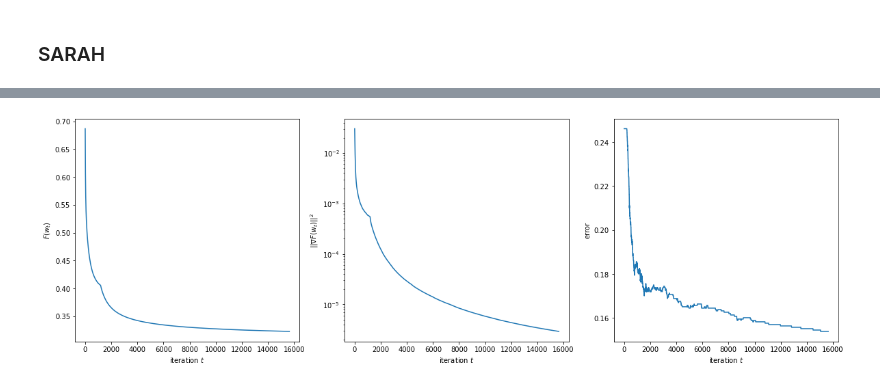
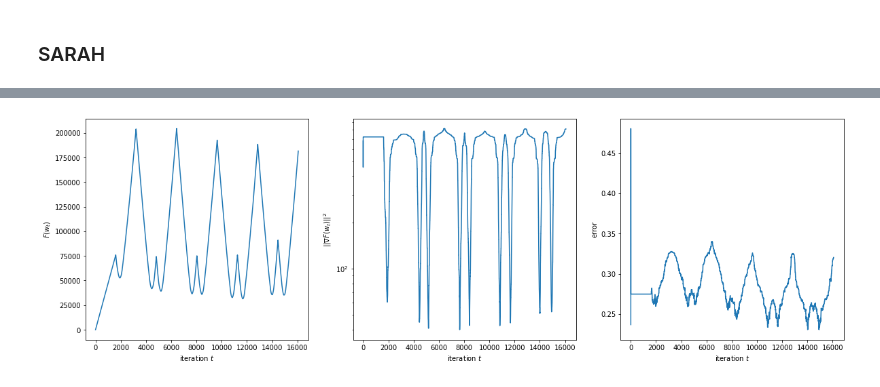
Before and after one commit to zeligism/PrecondUpdate, a Jupyter notebook: Scaled_VR_Methods.ipynb, the cells around one changed output, grey strips where cells are left out. Drawn from its saved outputs; the diff is of its cells as text; code cells hidden in the pictures.

```diff
--- a/Scaled_VR_Methods.ipynb
+++ b/Scaled_VR_Methods.ipynb
@@ -99,8 +99,12 @@ def logistic_loss_grad_jit(X,y,w):
 
 def logistic_loss(X,y,w):
   t = -y * (X @ w)
-  loss = np.mean(np.log(1 + np.exp(t)))
-  return loss
+  # large enough x approximates log(1+e^x) very well
+  # e.g. when x > 23, log(1+e^x) - x < 1e-10
+  loss = t*0.0
+  loss[t > 20] = t[t > 20]
+  loss[t <= 20] = np.log(1 + np.exp(t[t <= 20]))
+  return np.mean(loss)
 
 def logistic_loss_grad(X,y,w):
   t = -y * (X @ w)
@@ -121,6 +125,19 @@ def logistic_loss_hessian(X,y,w):
   r[t >= 0] = en / (1 + en)**2
   hessian = X.T.dot(r.reshape(-1,1) * X) / X.shape[0]
   return hessian
+
+def logistic_loss_hvp(X,y,w,v):
+  t = -y * (X @ w)
+  r = t*0.0
+  ep = np.exp(t[t < 0])
+  en = np.exp(-t[t >= 0])
+  r[t <  0] = ep / (1 + ep)**2
+  r[t >= 0] = en / (1 + en)**2
+  # HVP
+  # r_n x_nd1 x_nd2 v_d2 = H_d1d2 v_d2 = hvp_d1
+  hvp = np.einsum("n,ni,nj,j->i",r,X,X,v) / X.shape[0]
+  return hvp
+
 
 def F(X, y, w, i=None):
   if i is not None:
@@ -146,4 +163,13 @@ def hessian(X, y, w, i=None):
     X = X[i,:]
   X = np.array(X.todense()) # for element-wise prod
   return logistic_loss_hessian(X,y,w)
+
+def hvp(X, y, w, v, i=None):
+  if i is not None:
+    if isinstance(i, int):
+      i = [i]
+    y = y[i]
+    X = X[i,:]
+  X = np.array(X.todense()) # for element-wise prod
+  return logistic_loss_hvp(X,y,w,v)
 # %%
@@ -447,7 +474,7 @@ Wall time: 8.44 s
 ### SARAH
 # %%
 %%time
-print("Recall SARAH on normal data with default settings")
-_, data = SARAH(X,y)
+print("Run SARAH on corrupted data")
+_, data = SARAH(X_bad,y,gamma=0.2)
 plot_data(data)
 # %% [output]
@@ -457 +484 @@ Wall time: 17.3 s
-[figure, old version]
+[figure, new version]
```
Also changed, not shown: parts of 41 cells of this notebook.
